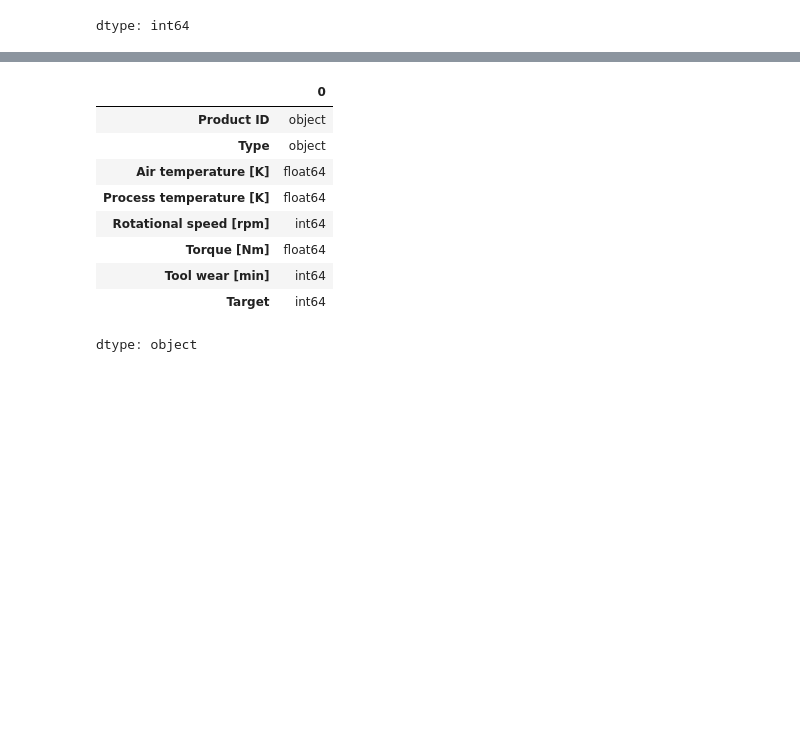
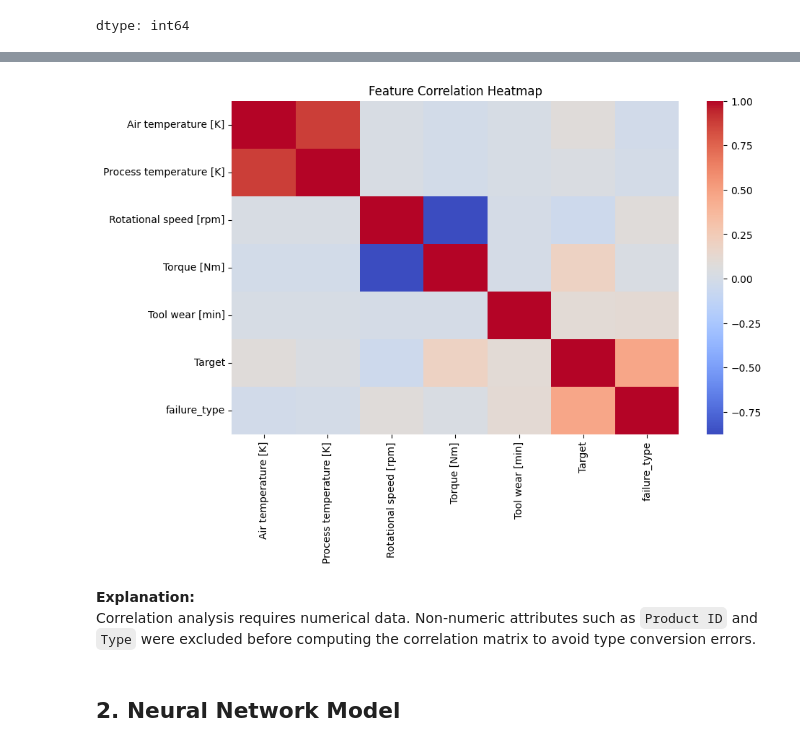
Before and after one commit to Ansubasnet-creator/2510322_ansu, a Jupyter notebook: 2510322_AnsuBasnet_Classification.ipynb, the cells around one changed output, grey strips where cells are left out. Drawn from its saved outputs; the diff is of its cells as text; code cells hidden in the pictures; blank space fills up the shorter version.

```diff
--- a/2510322_AnsuBasnet_Classification.ipynb
+++ b/2510322_AnsuBasnet_Classification.ipynb
@@ -115,3 +100,18 @@ plt.show()
+# %%
+# Select only numeric columns
+numeric_df = df.select_dtypes(include=['int64', 'float64'])
+# %%
+plt.figure(figsize=(10,6))
+sns.heatmap(numeric_df.corr(), cmap='coolwarm', annot=False)
+plt.title("Feature Correlation Heatmap")
+plt.show()
+# %% [output]
+[figure, added]
+# %% [markdown]
+**Explanation:**
+Correlation analysis requires numerical data. Non-numeric attributes such as `Product ID` and `Type` were excluded before computing the correlation matrix to avoid type conversion errors.
+# %% [markdown]
+## 2. Neural Network Model
 # %%
 X = df.drop('failure_type', axis=1)
 y = df['failure_type']
@@ -126,14 +125 @@ X_train, X_test, y_train, y_test = train_test_split(
 )
-# %%
-X.dtypes
-# %% [output]
-|  | 0 |
-| Product ID | object |
-| Type | object |
-| Air temperature [K] | float64 |
-| Process temperature [K] | float64 |
-| Rotational speed [rpm] | int64 |
-| Torque [Nm] | float64 |
-| Tool wear [min] | int64 |
-| Target | int64 |
-dtype: object
```
Also changed, not shown: parts of 35 cells of this notebook.
